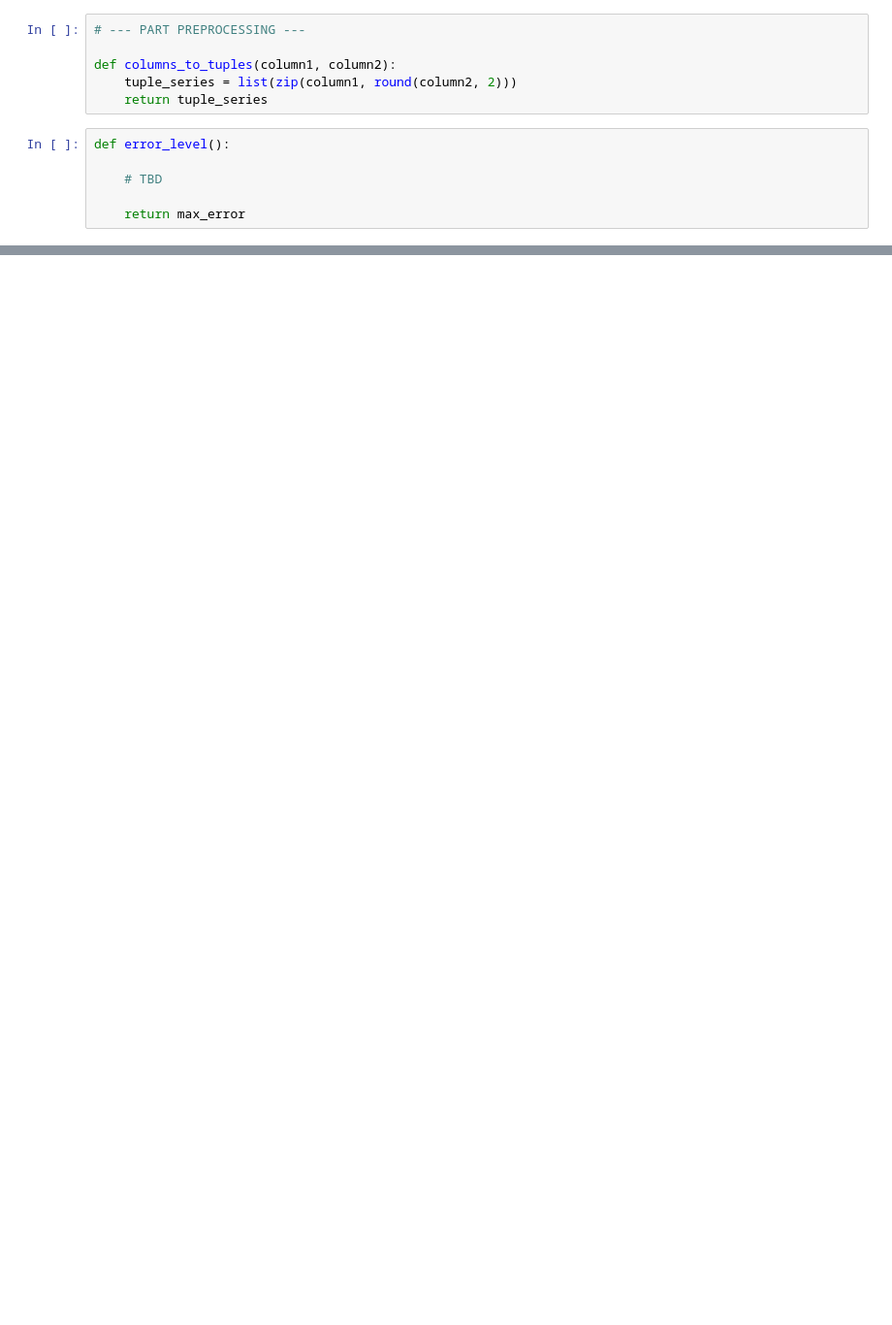
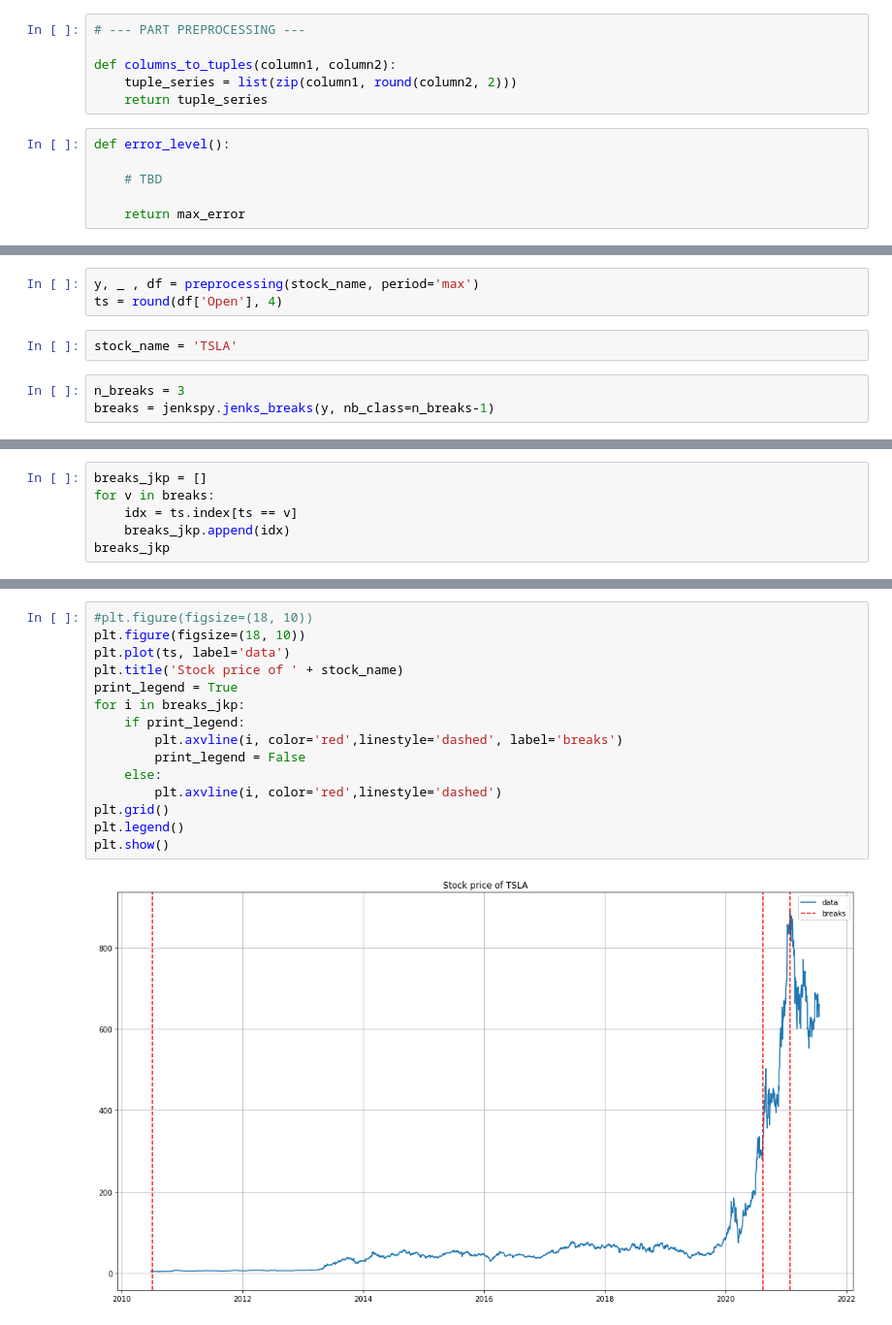
Before and after one commit to christopherkindl/data-to-text-system, a Jupyter notebook: 06_time_series_analysis/Fuzzy logic.ipynb, the cells around one changed output, grey strips where cells are left out. Shown at 97% size. Cells and saved outputs as stored; diff of their text form; blank space fills up the shorter version.

Commit message:
add breakpoint detection (VERSION 0.2)

```diff
--- a/06_time_series_analysis/Fuzzy logic.ipynb
+++ b/06_time_series_analysis/Fuzzy logic.ipynb
@@ -926,0 +945,8 @@ def error_level():
+# %%
+y, _ , df = preprocessing(stock_name, period='max')
+ts = round(df['Open'], 4)
+# %%
+stock_name = 'TSLA'
+# %%
+n_breaks = 3
+breaks = jenkspy.jenks_breaks(y, nb_class=n_breaks-1)
@@ -926,0 +961,6 @@ def error_level():
+# %%
+breaks_jkp = []
+for v in breaks:
+    idx = ts.index[ts == v]
+    breaks_jkp.append(idx)
+breaks_jkp
@@ -926,0 +1023,17 @@ def error_level():
+# %%
+#plt.figure(figsize=(18, 10))
+plt.figure(figsize=(18, 10))
+plt.plot(ts, label='data')
+plt.title('Stock price of ' + stock_name)
+print_legend = True
+for i in breaks_jkp:
+    if print_legend:
+        plt.axvline(i, color='red',linestyle='dashed', label='breaks')
+        print_legend = False
+    else:
+        plt.axvline(i, color='red',linestyle='dashed')
+plt.grid()
+plt.legend()
+plt.show()
+# %% [output]
+[figure, added]
```
Also changed, not shown: parts of 65 cells of this notebook, 1 other file.
